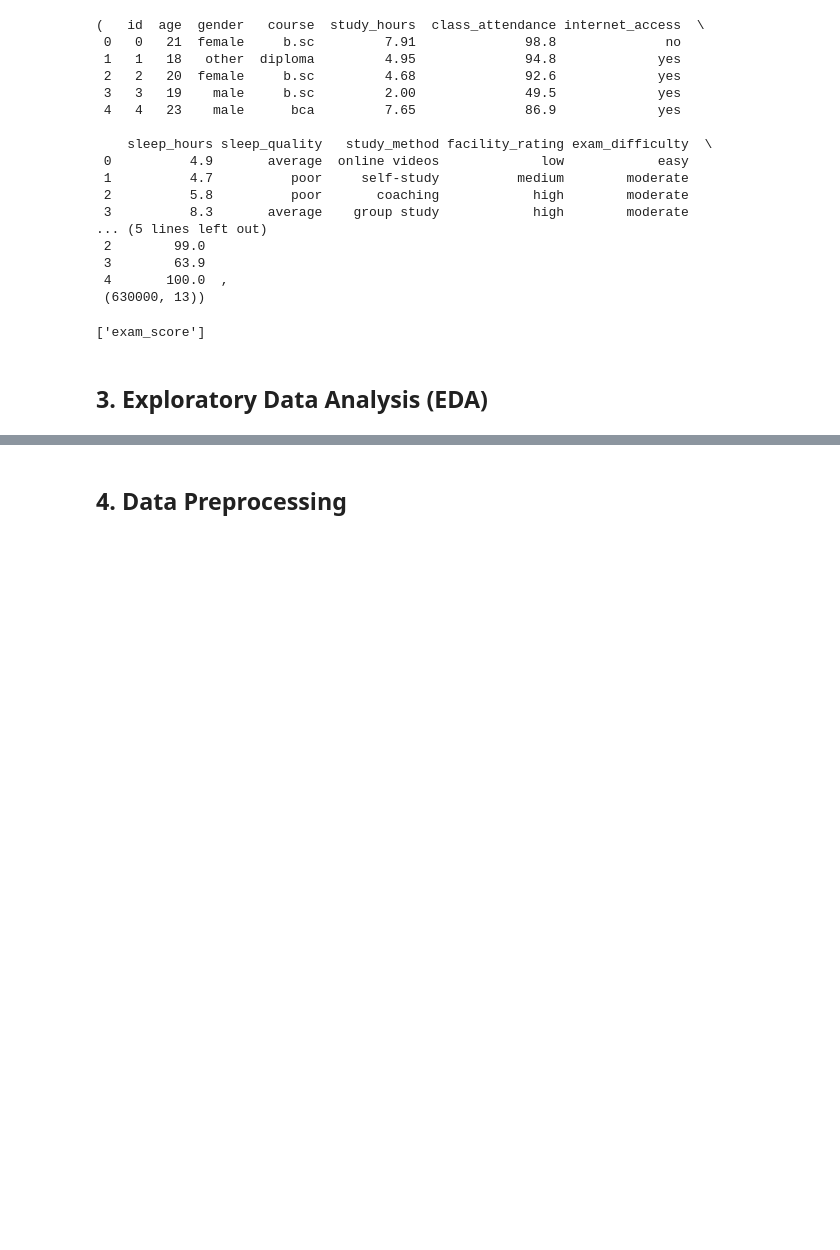
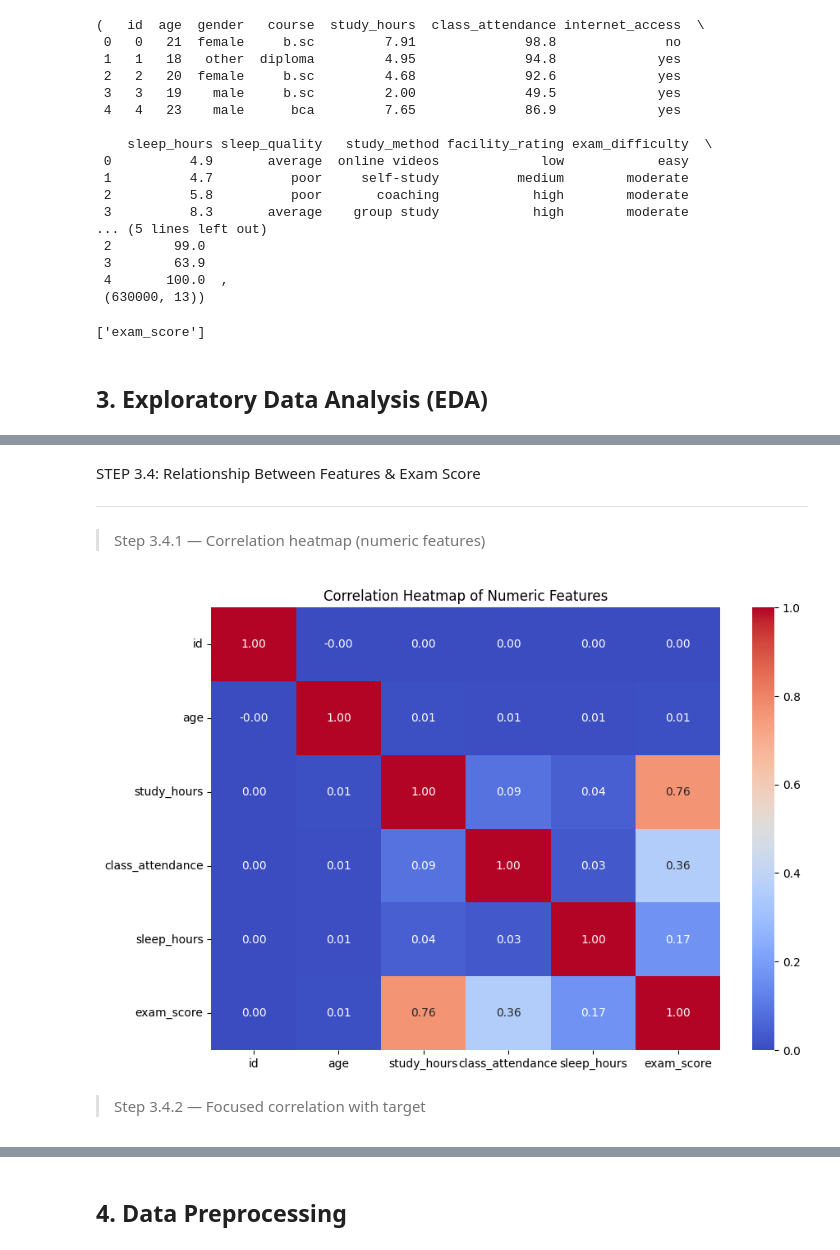
Before and after one commit to VirajMadushan/student-score-prediction, a Jupyter notebook: CIS6005_Predicting_Student_Test_Scores.ipynb, the cells around one changed output, grey strips where cells are left out. Cells and saved outputs as stored; diff of their text form; code cells hidden in the pictures; blank space fills up the shorter version.

```diff
--- a/CIS6005_Predicting_Student_Test_Scores.ipynb
+++ b/CIS6005_Predicting_Student_Test_Scores.ipynb
@@ -102,0 +192,27 @@ target_col
+# %% [markdown]
+STEP 3.4: Relationship Between Features & Exam Score
+
+
+---
+
+
+> Step 3.4.1 — Correlation heatmap (numeric features)
+# %%
+# Correlation analysis for numeric features
+numeric_cols = train_df.select_dtypes(include=np.number).columns
+
+plt.figure(figsize=(10,7))
+sns.heatmap(
+    train_df[numeric_cols].corr(),
+    annot=True,
+    fmt=".2f",
+    cmap="coolwarm"
+)
+plt.title("Correlation Heatmap of Numeric Features")
+plt.show()
+# %% [output]
+[figure, added]
+# %% [markdown]
+
+
+> Step 3.4.2 — Focused correlation with target
```
Also changed, not shown: parts of 28 cells of this notebook.
